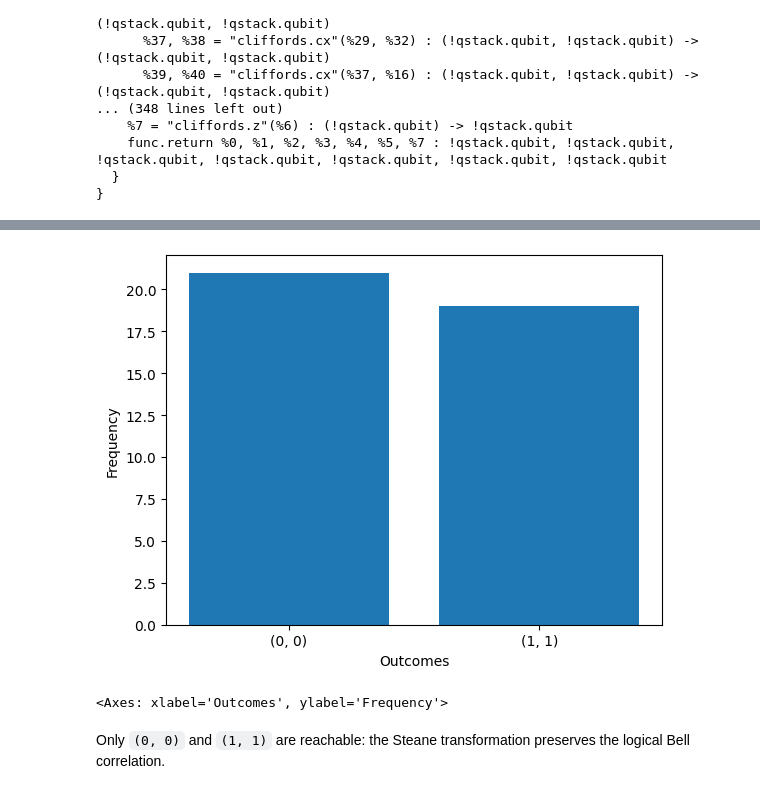
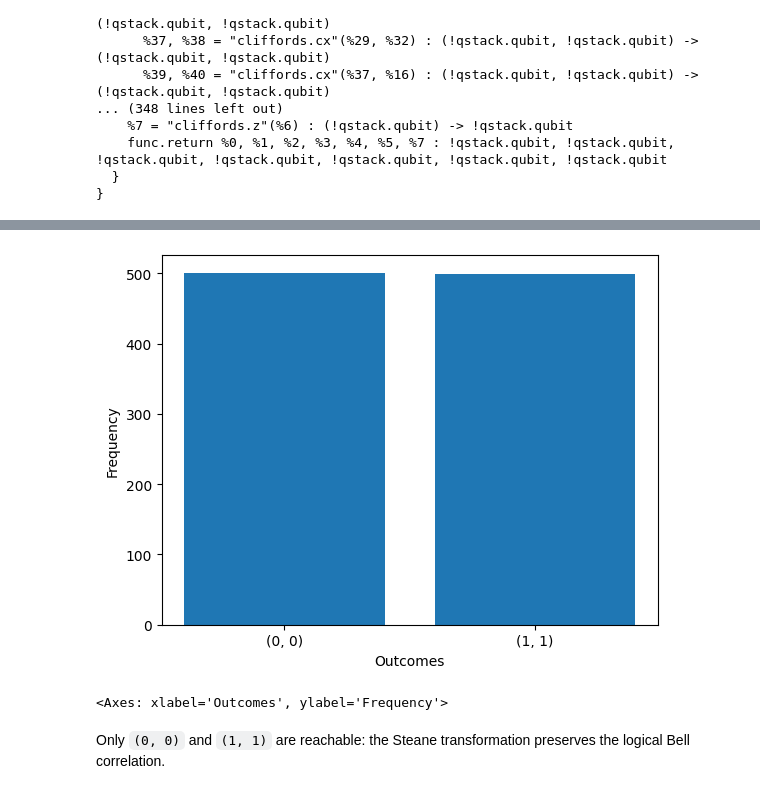
Before and after one commit to anpaz/qstack, a Jupyter notebook: mlir/examples/6.steane.ipynb, the cells around one changed output, grey strips where cells are left out. Drawn from its saved outputs; the diff is of its cells as text; code cells hidden in the pictures.

```diff
--- a/mlir/examples/6.steane.ipynb
+++ b/mlir/examples/6.steane.ipynb
@@ -128,8 +128,8 @@ machine.single_shot()
 # %%
 logger.setLevel(logging.INFO)
-machine.eval(shots=40).plot_histogram()
+machine.eval(shots=1000).plot_histogram()
 # %% [output]
-[figure, old version]
+[figure, new version]
 <Axes: xlabel='Outcomes', ylabel='Frequency'>
 # %% [markdown]
 Only `(0, 0)` and `(1, 1)` are reachable: the Steane transformation preserves
```
Also changed, not shown: parts of 4 cells of this notebook, 1 other file.
